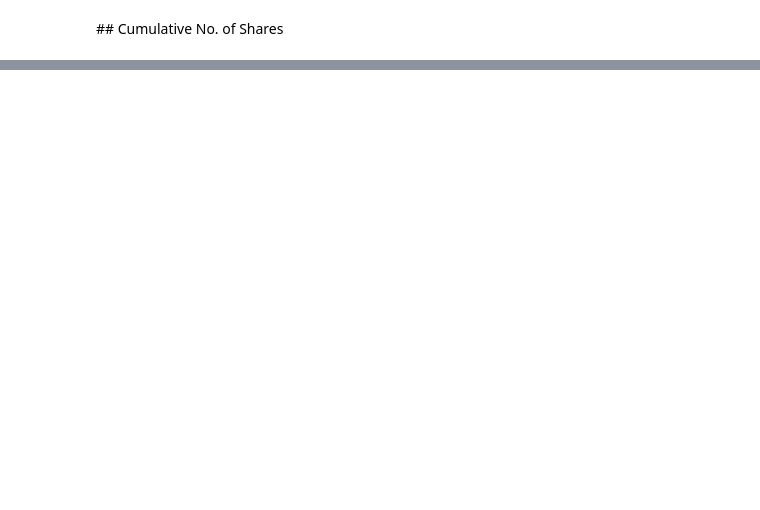
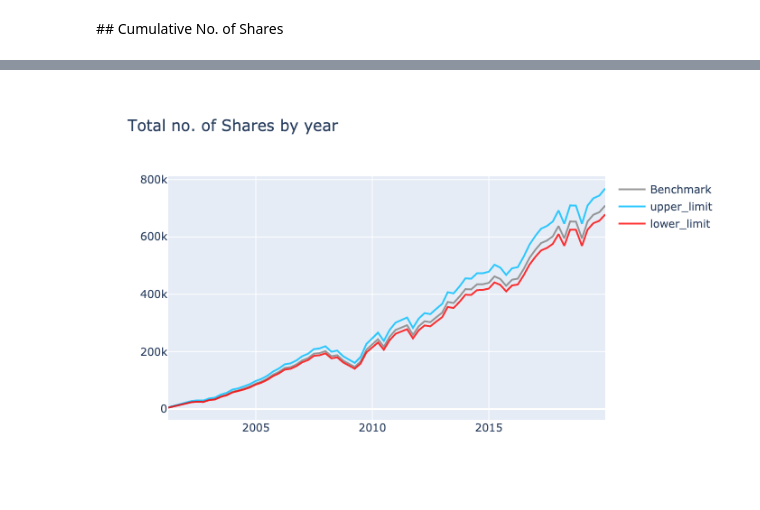
Before and after one commit to Sabihxh/finance, a Jupyter notebook: tridex/Investment Strategies.ipynb, the cells around one changed output, grey strips where cells are left out. Drawn from its saved outputs; the diff is of its cells as text; code cells hidden in the pictures; blank space fills up the shorter version.

```diff
--- a/tridex/Investment Strategies.ipynb
+++ b/tridex/Investment Strategies.ipynb
@@ -318,0 +470,40 @@ fig.show()
+# %%
+fig = go.Figure()
+
+
+fig.add_trace(go.Scatter(
+                x=tmp['end_quarter_date'],
+                y=tmp['benchmark_value_at_quarter_end'],
+                name="Benchmark",
+                line_color='grey',
+                opacity=0.8)
+             )
+
+
+fig.add_trace(go.Scatter(
+                x=tmp['end_quarter_date'],
+                y=tmp['upper_limit_value_at_quarter_end'],
+                name="upper_limit",
+                line_color='deepskyblue',
+                opacity=0.8)
+             )
+
+
+fig.add_trace(go.Scatter(
+                x=tmp['end_quarter_date'],
+                y=tmp['lower_limit_value_at_quarter_end'],
+                name="lower_limit",
+                line_color='red',
+                opacity=0.8)
+             )
+
+# Use date string to set xaxis range
+fig.update_layout(
+    title_text="Total no. of Shares by year",
+#     xaxis_range=['2016-07-01','2016-12-31'],
+)
+
+
+fig.show()
+# %% [output]
+[figure, added]
```
Also changed, not shown: parts of 27 cells of this notebook.
